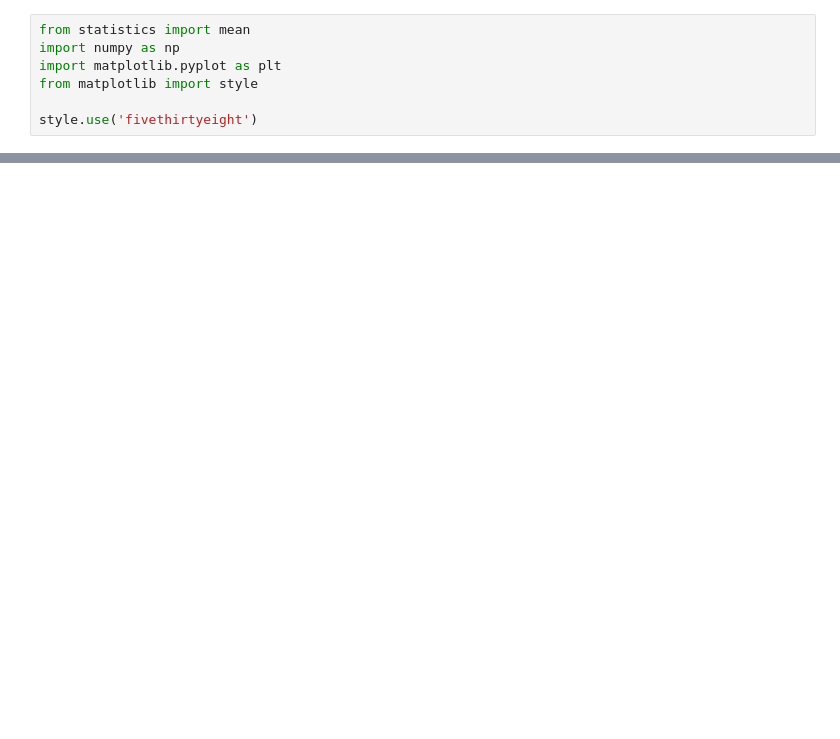
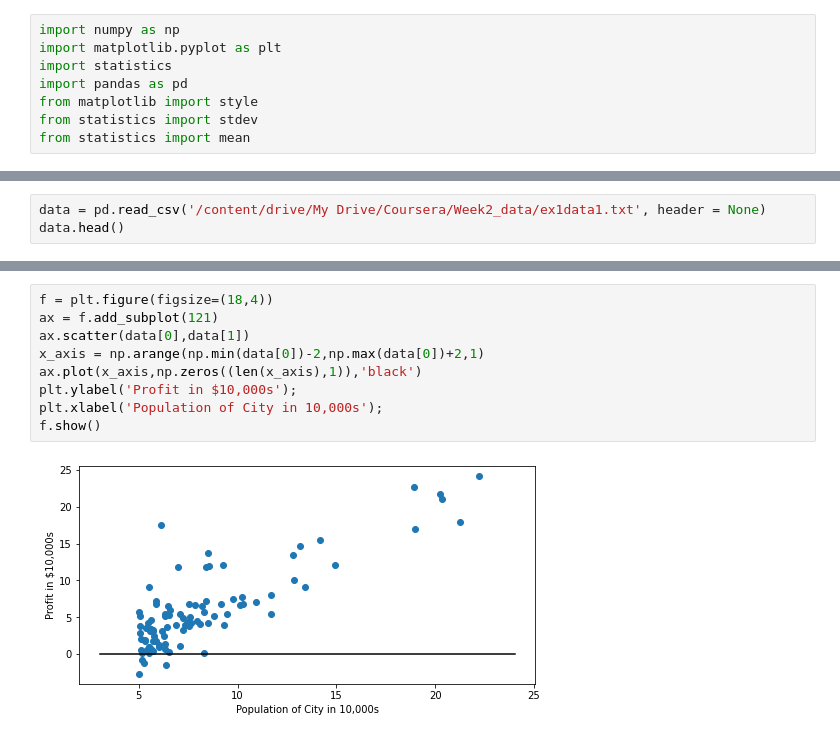
Before and after one commit to jpmarques-97/MachineLearning_study, a Jupyter notebook: LinearRegression.ipynb, the cells around one changed output, grey strips where cells are left out. Saved outputs shown, nothing was run; the diff lists cells and outputs as text; blank space fills up the shorter version.

```diff
--- a/LinearRegression.ipynb
+++ b/LinearRegression.ipynb
@@ -1,9 +1,10 @@
 # %% [markdown]
 <a href="https://colab.research.google.com/github/jpmarques-97/MachineLearning_study/blob/master/LinearRegression.ipynb" target="_parent"><img src="https://colab.research.google.com/assets/colab-badge.svg" alt="Open In Colab"/></a>
 # %%
-from statistics import mean
 import numpy as np
 import matplotlib.pyplot as plt
+import statistics
+import pandas as pd
 from matplotlib import style
-
-style.use('fivethirtyeight')
+from statistics import stdev
+from statistics import mean
@@ -59,0 +56,3 @@ f.show()
+# %%
+data = pd.read_csv('/content/drive/My Drive/Coursera/Week2_data/ex1data1.txt', header = None)
+data.head()
@@ -59,0 +66,11 @@ f.show()
+# %%
+f = plt.figure(figsize=(18,4))
+ax = f.add_subplot(121)
+ax.scatter(data[0],data[1])
+x_axis = np.arange(np.min(data[0])-2,np.max(data[0])+2,1)
+ax.plot(x_axis,np.zeros((len(x_axis),1)),'black')
+plt.ylabel('Profit in $10,000s');
+plt.xlabel('Population of City in 10,000s');
+f.show()
+# %% [output]
+[figure, added]
```
Also changed, not shown: parts of 24 cells of this notebook.
